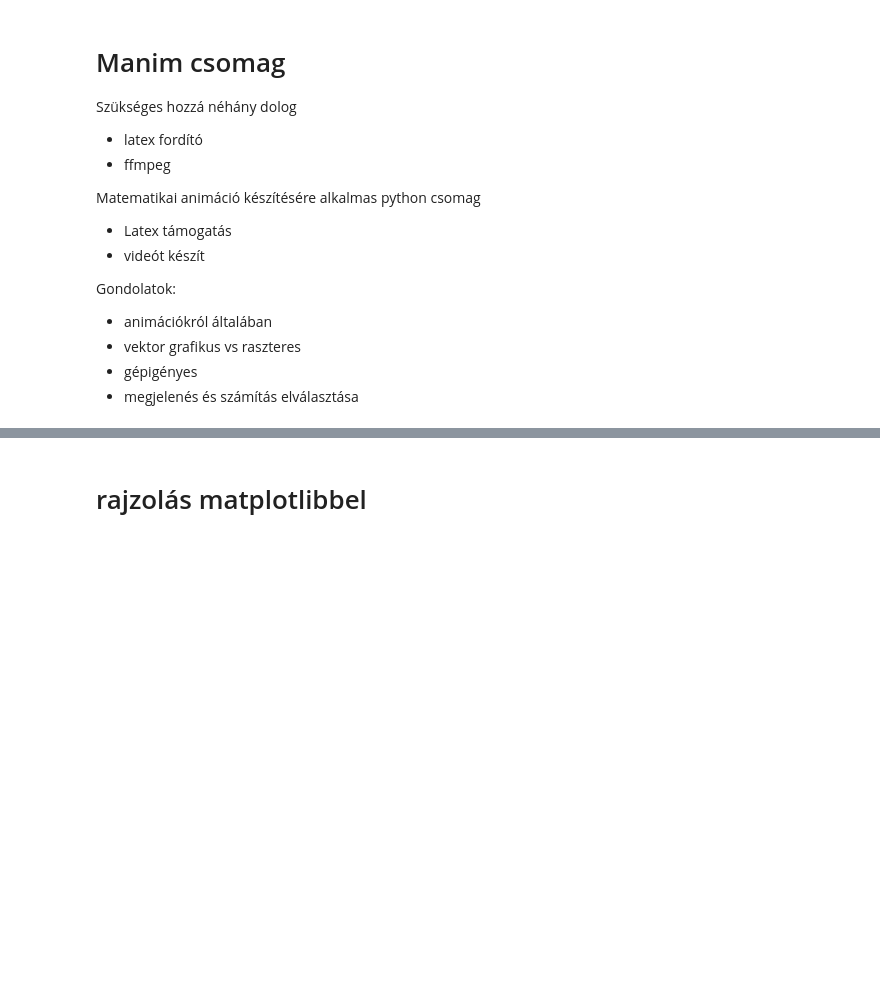
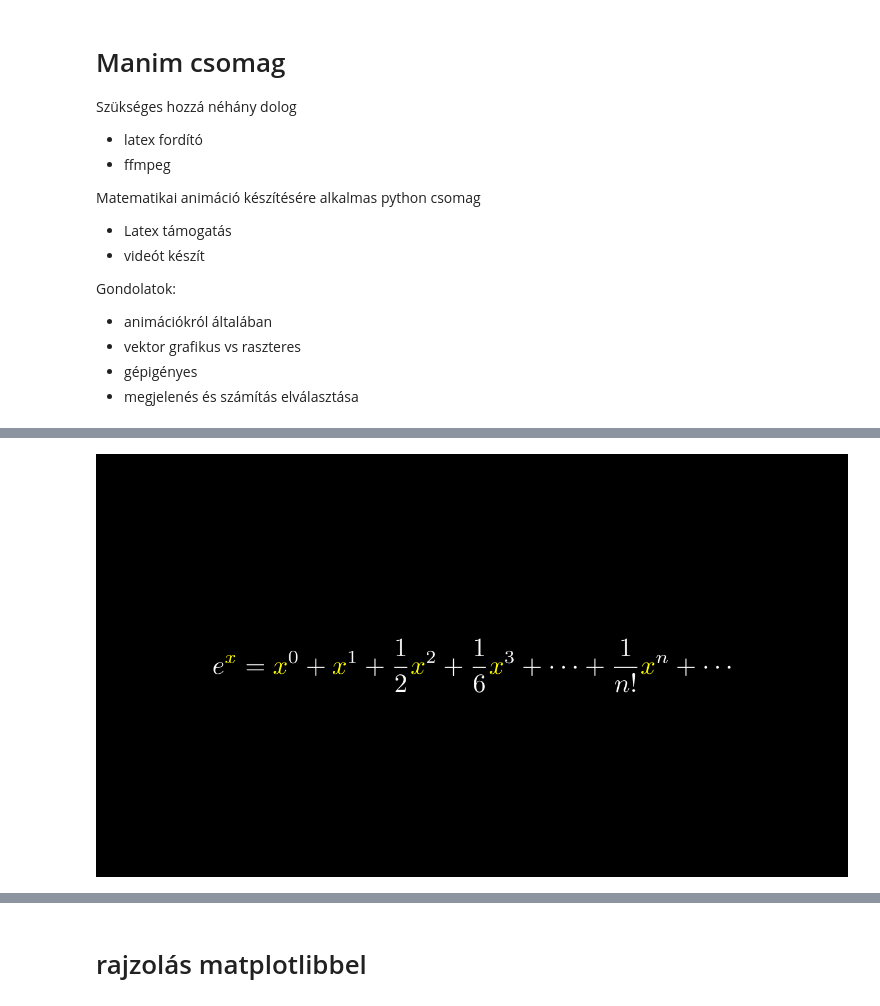
Before and after one commit to DamasdiGabor/maf2022-23, a Jupyter notebook: maf2/MAF2_Eloadas_7.ipynb, the cells around one changed output, grey strips where cells are left out. Drawn from its saved outputs; the diff is of its cells as text; code cells hidden in the pictures; blank space fills up the shorter version.

```diff
--- a/maf2/MAF2_Eloadas_7.ipynb
+++ b/maf2/MAF2_Eloadas_7.ipynb
@@ -579,0 +556,13 @@ TypeError: __init__() got an unexpected keyword argument 'html_attributes'
+# %%
+%%manim  -qm -v WARNING CorrectLaTeXSubstringColoring
+
+class CorrectLaTeXSubstringColoring(Scene):
+    def construct(self):
+        equation = MathTex(
+            r"e^x = x^0 + x^1 + \frac{1}{2} x^2 + \frac{1}{6} x^3 + \cdots + \frac{1}{n!} x^n + \cdots",
+            substrings_to_isolate="x"
+        )
+        equation.set_color_by_tex("x", YELLOW)
+        self.add(equation)
+# %% [output]
+[figure, added]
```
Also changed, not shown: parts of 15 cells of this notebook, 40 other files.
